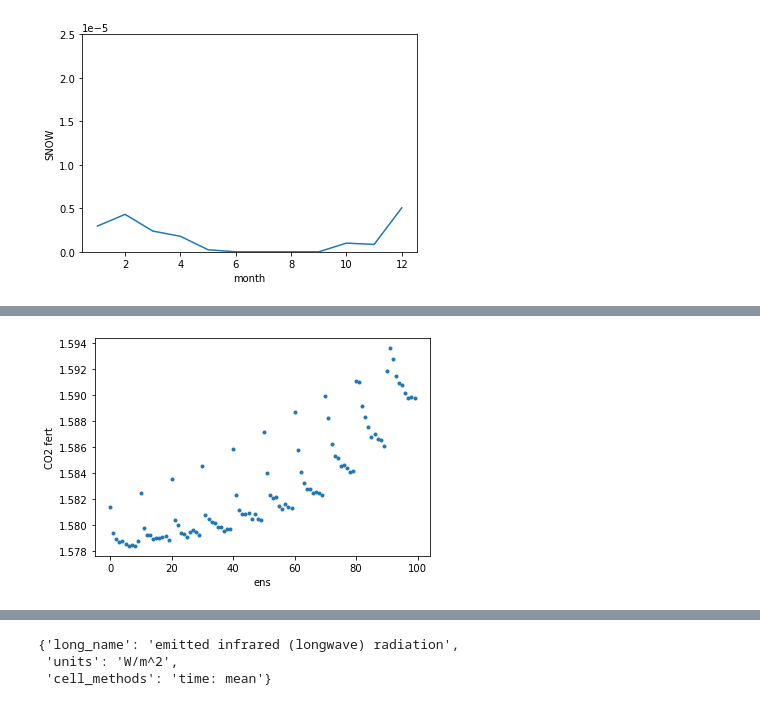
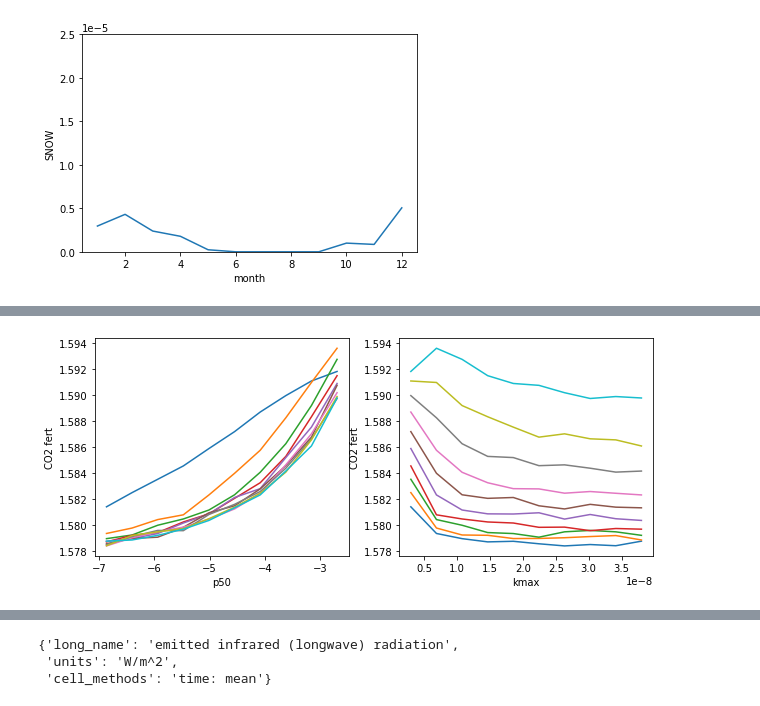
Before and after one commit to djk2120/mpj_osse, a Jupyter notebook: analysis/template.ipynb, the cells around one changed output, grey strips where cells are left out. Cells and saved outputs as stored; diff of their text form; code cells hidden in the pictures.

```diff
--- a/analysis/template.ipynb
+++ b/analysis/template.ipynb
@@ -44,11 +44,12 @@ def get_files(exp):
 def get_ds(exp,dvs=[]):
     files=get_files(exp)
 
+    #set up the preprocessing function
     def preprocess(ds,singles=False):
         nt = len(ds.time)
         ix = np.arange(nt)<nt-1 #first timestep is not meaningful
         if singles:
-            onecopy  = ['RAIN','SNOW','FSDS','mcsec','TLAI','TSA','RH2M']
+            onecopy  = ['RAIN','SNOW','FSDS','mcsec','TLAI','TBOT','RHAF']
             ds2 = ds[onecopy].shift(time=-1).isel(time=ix,lndgrid=0)
         else:
             if len(dvs)==0:
@@ -62,12 +63,22 @@ def get_ds(exp,dvs=[]):
             ds2 = ds[dvs].shift(time=-1).isel(time=ix,lndgrid=0)
         return ds2
 
+
+    #read the dataset
     ds = xr.open_mfdataset(files,combine='nested',concat_dim='ens',parallel=True,
                            preprocess=preprocess)
     ds0 = preprocess(xr.open_dataset(files[0]),singles=True)
     for v in ds0.data_vars:
         ds[v]=ds0[v]
 
+    #compute VPD from forcing data
+    t=ds.TBOT-273.15
+    rh=ds.RHAF
+    es=0.61094*np.exp(17.625*t/(t+234.04))
+    ds['VPD']=((1-rh)*es).compute()
+    ds['VPD'].attrs={'long_name':'vapor pressure deficit','units':'kPa'}
+
+    #add in param values
     params=['kmax','psi50']
     def preprocess(ds):
         return ds[params].isel(pft=1,segment=0)
@@ -75,16 +86,26 @@ def get_ds(exp,dvs=[]):
     pfiles=['/glade/scratch/djk2120/PPEn11/amflx_lhc/paramfiles/'+key+'.nc' for key in keys]
     ps = xr.open_mfdataset(pfiles,combine='nested',concat_dim='ens',parallel=True,
                            preprocess=preprocess)
-
     for p in params:
         ds[p]=ps[p].drop(['pftname','segment'])
 
+    #provide hour label
+    #account for time zone, should double check this
+    ndays=int(len(ds.time)/48)
+    offset=36
+    d=(np.arange(48))/2
+    d=[*d[offset:],*d[:offset]]
+    x=np.tile(d,ndays)
+    ds['hour']=xr.DataArray(x,dims='time')
+
+
+
     return ds
 # %% [markdown]
 ### START HERE
 # %%
 %%time
 exp='CTL2010SP'
-dvs=['FPSN','EFLX_LH_TOT','SOILWATER_10CM']
+dvs=['FPSN','EFLX_LH_TOT','SOILWATER_10CM','VEGWP']
 ds=get_ds(exp,dvs)
 # %% [output]
@@ -148,10 +245,17 @@ plt.ylim([0,2.5e-5]);
 # %%
 ds2=get_ds('2xCO2SP',dvs)
 # %%
-fpsn2=ds2.FPSN.isel(ens=ix).mean(dim='time').compute()
+fpsn2=ds2.FPSN.isel(ens=np.arange(101)>0).mean(dim='time').compute()
+co2fert=fpsn2/fpsn
 # %%
-plt.plot(fpsn2/fpsn,'.');
+plt.figure(figsize=[10,4])
+plt.subplot(121)
+plt.plot(p50,co2fert.values.reshape([10,10]))
 plt.ylabel('CO2 fert')
-plt.xlabel('ens');
+plt.xlabel('p50');
+plt.subplot(122)
+plt.plot(kmax,co2fert.values.reshape([10,10]).T)
+plt.ylabel('CO2 fert')
+plt.xlabel('kmax');
 # %% [output]
-[figure, old version]
+[figure, new version]
```
Also changed, not shown: parts of 24 cells of this notebook.
